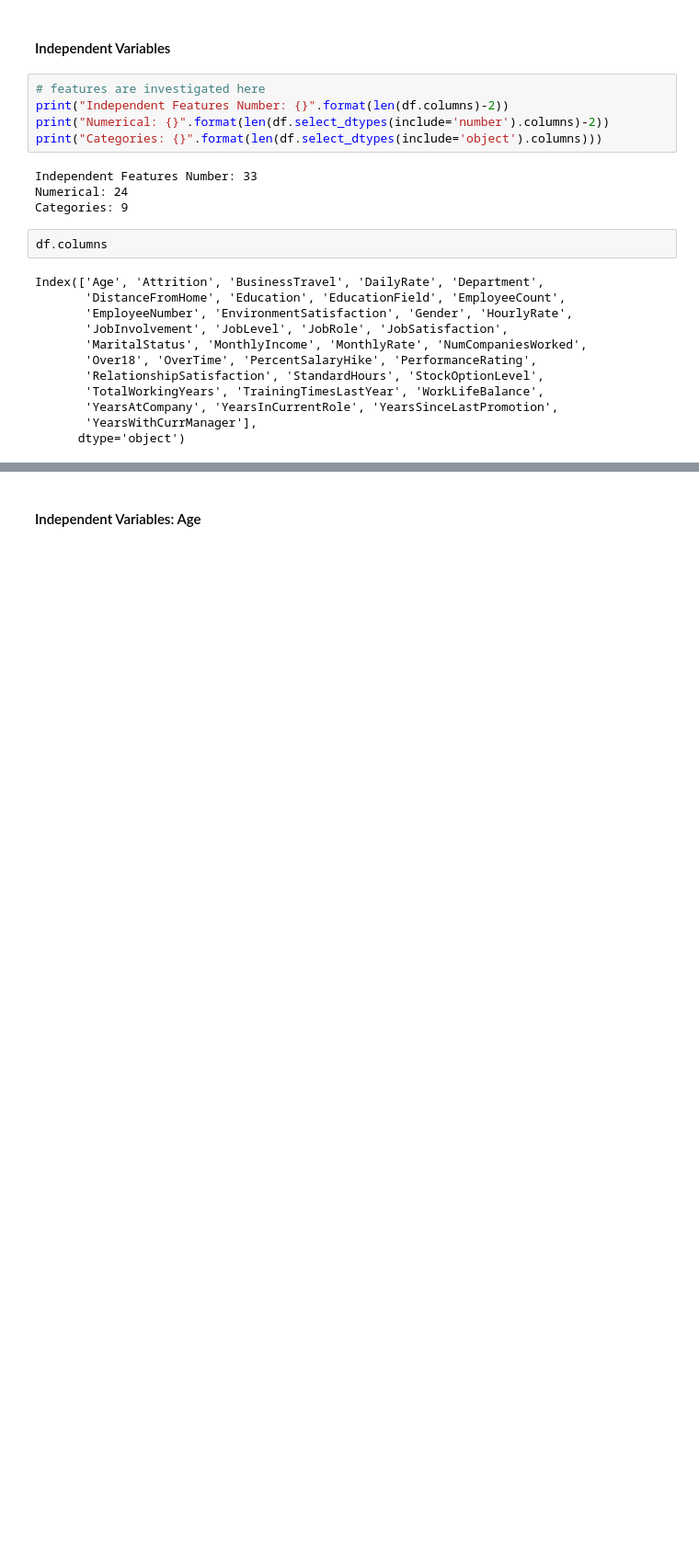
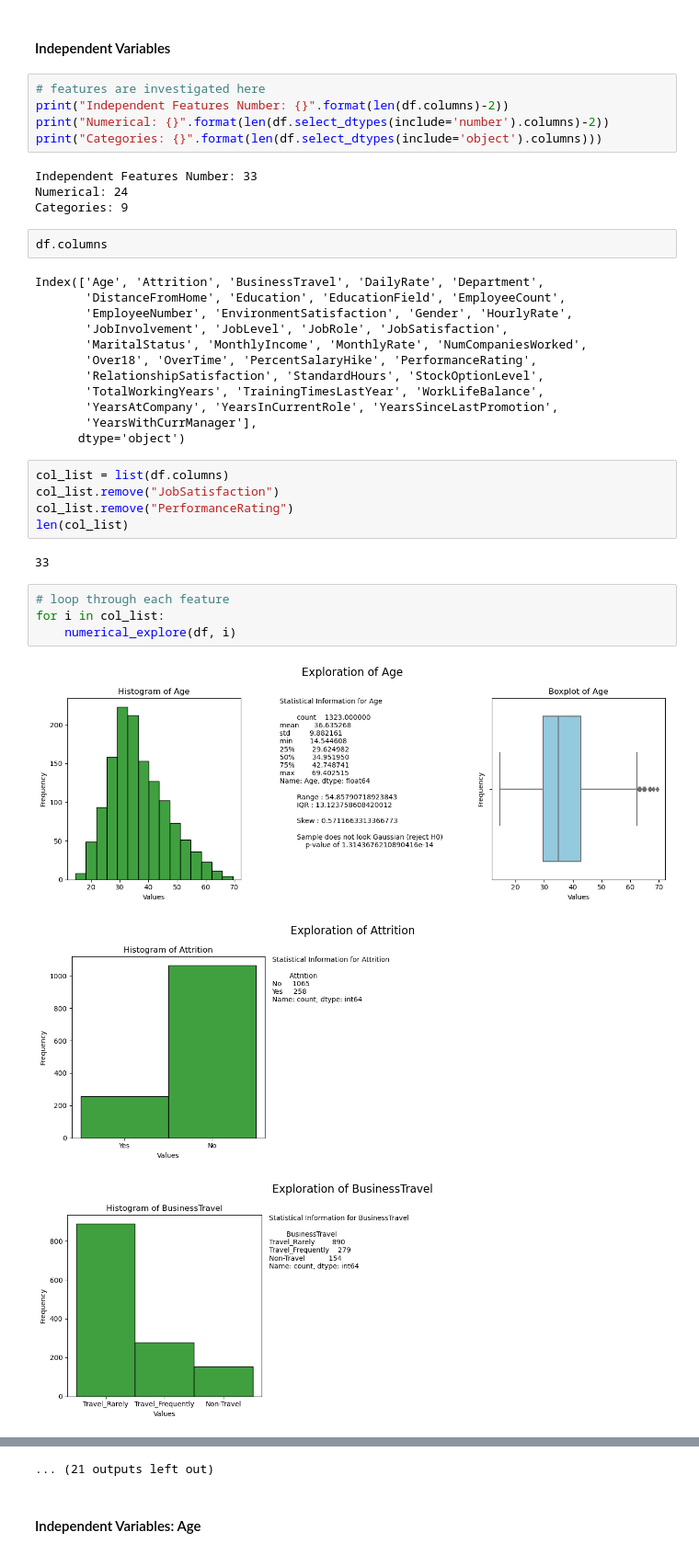
Before and after one commit to Lughaidh-w/Integrated_CA, a Jupyter notebook: Integrated CA2.ipynb, the cells around one changed output, grey strips where cells are left out. Shown at 92% size. Saved outputs shown, nothing was run; the diff lists cells and outputs as text; blank space fills up the shorter version.

```diff
--- a/Integrated CA2.ipynb
+++ b/Integrated CA2.ipynb
@@ -426,3 +465,18 @@ Index(['Age', 'Attrition', 'BusinessTravel', 'DailyRate', 'Department',
        'YearsAtCompany', 'YearsInCurrentRole', 'YearsSinceLastPromotion',
        'YearsWithCurrManager'],
       dtype='object')
+# %%
+col_list = list(df.columns)
+col_list.remove("JobSatisfaction")
+col_list.remove("PerformanceRating")
+len(col_list)
+# %% [output]
+33
+# %%
+# loop through each feature
+for i in col_list:
+    numerical_explore(df, i)
+# %% [output]
+[figure, added]
+[figure, added]
+[figure, added]
@@ -429,3 +492,4 @@ Index(['Age', 'Attrition', 'BusinessTravel', 'DailyRate', 'Department',
+... (21 outputs left out)
 # %% [markdown]
 #### Independent Variables: Age
 # %%
```
Also changed, not shown: parts of 20 cells of this notebook.
